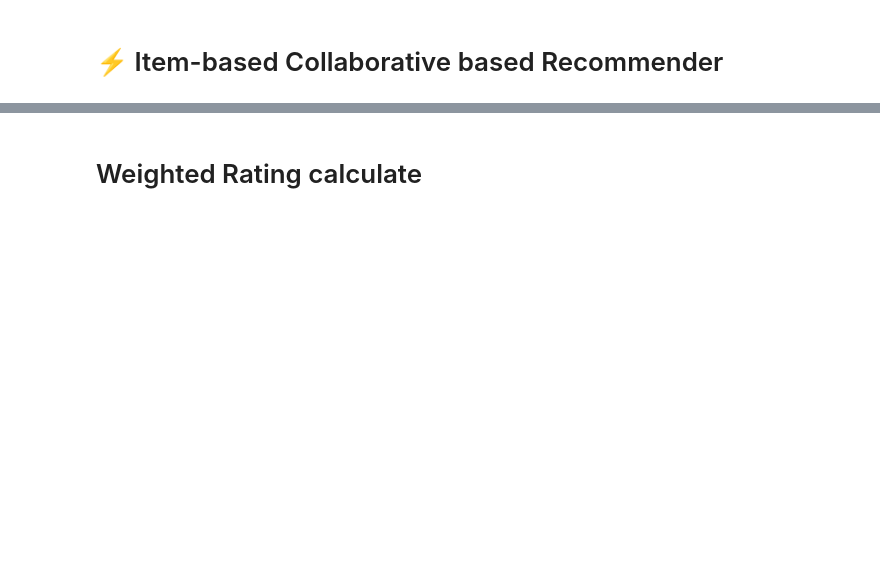
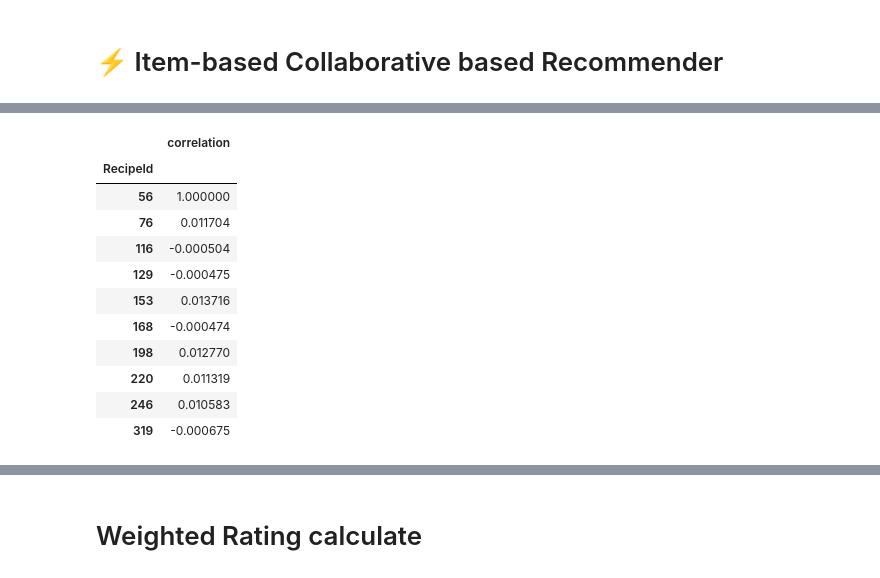
Before and after one commit to dumpfordummy/BACS2003-Recipe-Recommendation, a Jupyter notebook: Engage-22-Project-Bongrub-main/Engage-22-Project-Bongrub-main/CollaborativeModel.ipynb, the cells around one changed output, grey strips where cells are left out. Saved outputs shown, nothing was run; the diff lists cells and outputs as text; code cells hidden in the pictures; blank space fills up the shorter version.

```diff
--- a/Engage-22-Project-Bongrub-main/Engage-22-Project-Bongrub-main/CollaborativeModel.ipynb
+++ b/Engage-22-Project-Bongrub-main/Engage-22-Project-Bongrub-main/CollaborativeModel.ipynb
@@ -91,2 +202,18 @@ similar_recipes
+# %%
+similar_recipes = pd.DataFrame(similar_recipes,columns=['correlation'])
+similar_recipes.head(10)
+# %% [output]
+|  | correlation |
+| RecipeId |  |
+| 56 | 1.000000 |
+| 76 | 0.011704 |
+| 116 | -0.000504 |
+| 129 | -0.000475 |
+| 153 | 0.013716 |
+| 168 | -0.000474 |
+| 198 | 0.012770 |
+| 220 | 0.011319 |
+| 246 | 0.010583 |
+| 319 | -0.000675 |
 # %%
 similar_recipes.sort_values(by='correlation', ascending=False).head(20)
```
Also changed, not shown: parts of 21 cells of this notebook.
